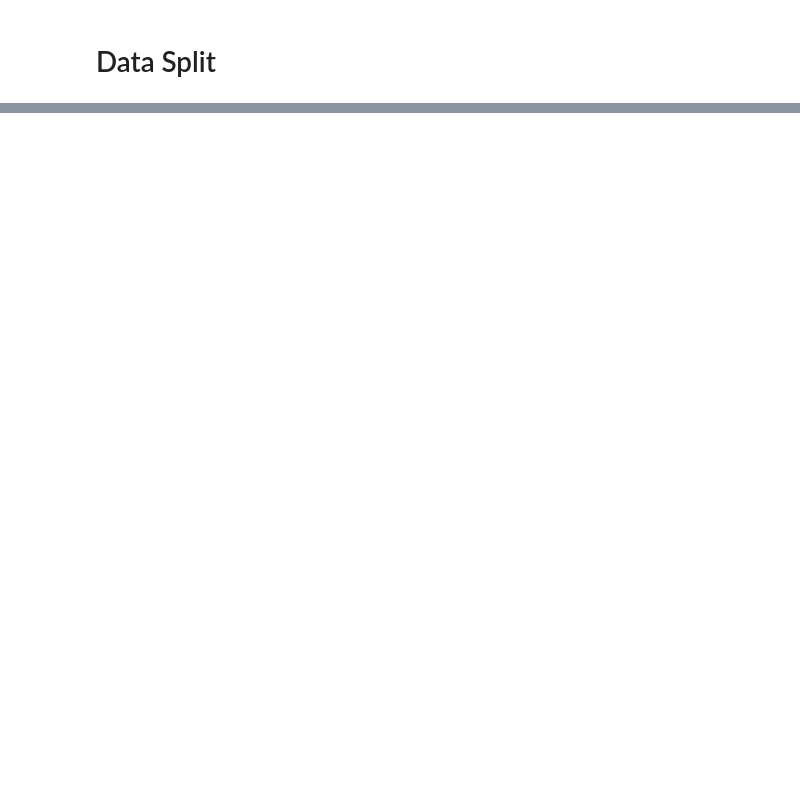
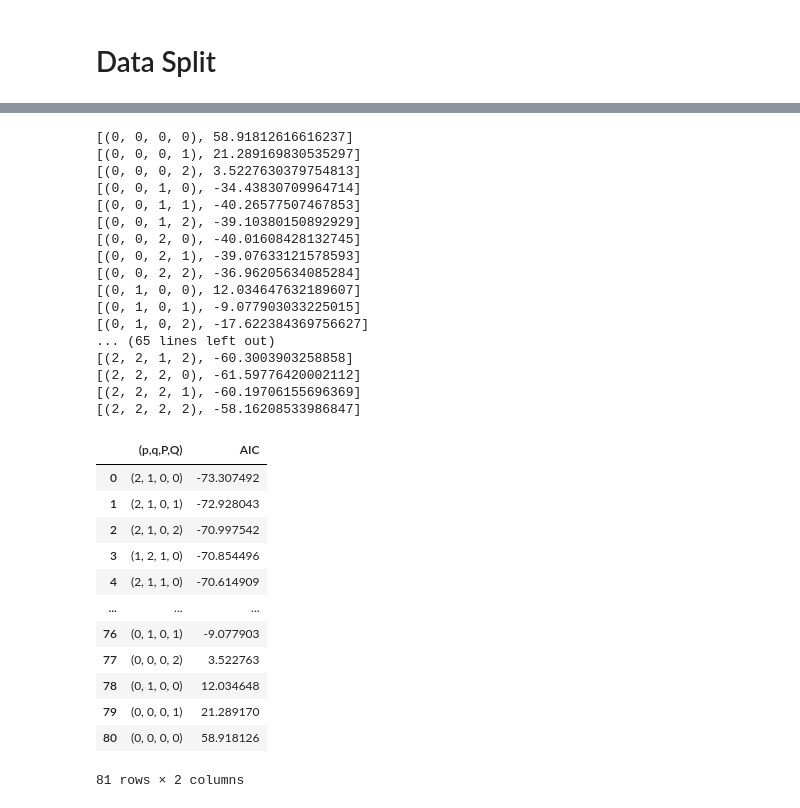
Before and after one commit to kiat/tx-soil-moisture, a Jupyter notebook: notebook/SWC_5_SARIMAX_Model.ipynb, the cells around one changed output, grey strips where cells are left out. Saved outputs shown, nothing was run; the diff lists cells and outputs as text; code cells hidden in the pictures; blank space fills up the shorter version.

```diff
--- a/notebook/SWC_5_SARIMAX_Model.ipynb
+++ b/notebook/SWC_5_SARIMAX_Model.ipynb
@@ -156,3 +207,3 @@ data.head()
 # %%
-data.index = pd.to_datetime(data.index)
-df = data.resample('M').mean()
+df.index = pd.to_datetime(df.index)
+df = df.resample('M').mean()
@@ -164,6 +211,6 @@ AttributeError: 'DataFrame' object has no attribute 'Station1'
 # Data Split
 # %%
 num_predictions = 10
-train_len = len(df)- num_predictions
+total_len = len(df.Station1.SWC_5)
+train_len = total_len - num_predictions
 test_len = num_predictions
-total_len = train_len + test_len
@@ -170,9 +221,9 @@ total_len = train_len + test_len
 # %%
 # Define range of parameter's to check
-ps = range(0, 2, 1)
-qs = range(0, 2, 1)
-Ps = range(0, 2, 1)
-Qs = range(0, 2, 1)
+ps = range(0, 3, 1)
+qs = range(0, 3, 1)
+Ps = range(0, 3, 1)
+Qs = range(0, 3, 1)
 
 order_list = list(product(ps, qs, Ps, Qs))
 
@@ -188,6 +233,37 @@ AttributeError: 'DataFrame' object has no attribute 'Station1'
 # %%
 # Find best set of parameters using the AIC
-SARIMA_result_df = optimize_SARIMAX(df_train, None, order_list, d, D, s)
+SARIMA_result_df = optimize_SARIMAX(df_train_station1, None, order_list, d, D, s)
 SARIMA_result_df
+# %% [output]
+[(0, 0, 0, 0), 58.91812616616237]
+[(0, 0, 0, 1), 21.289169830535297]
+[(0, 0, 0, 2), 3.5227630379754813]
+[(0, 0, 1, 0), -34.43830709964714]
+[(0, 0, 1, 1), -40.26577507467853]
+[(0, 0, 1, 2), -39.10380150892929]
+[(0, 0, 2, 0), -40.01608428132745]
+[(0, 0, 2, 1), -39.07633121578593]
+[(0, 0, 2, 2), -36.96205634085284]
+[(0, 1, 0, 0), 12.034647632189607]
+[(0, 1, 0, 1), -9.077903033225015]
+[(0, 1, 0, 2), -17.622384369756627]
+... (65 lines left out)
+[(2, 2, 1, 2), -60.3003903258858]
+[(2, 2, 2, 0), -61.59776420002112]
+[(2, 2, 2, 1), -60.19706155696369]
+[(2, 2, 2, 2), -58.16208533986847]
+|  | (p,q,P,Q) | AIC |
+| 0 | (2, 1, 0, 0) | -73.307492 |
+| 1 | (2, 1, 0, 1) | -72.928043 |
+| 2 | (2, 1, 0, 2) | -70.997542 |
+| 3 | (1, 2, 1, 0) | -70.854496 |
+| 4 | (2, 1, 1, 0) | -70.614909 |
+| ... | ... | ... |
+| 76 | (0, 1, 0, 1) | -9.077903 |
+| 77 | (0, 0, 0, 2) | 3.522763 |
+| 78 | (0, 1, 0, 0) | 12.034648 |
+| 79 | (0, 0, 0, 1) | 21.289170 |
+| 80 | (0, 0, 0, 0) | 58.918126 |
+81 rows × 2 columns
 # %%
 SARIMA_result_df
```
Also changed, not shown: parts of 20 cells of this notebook.
